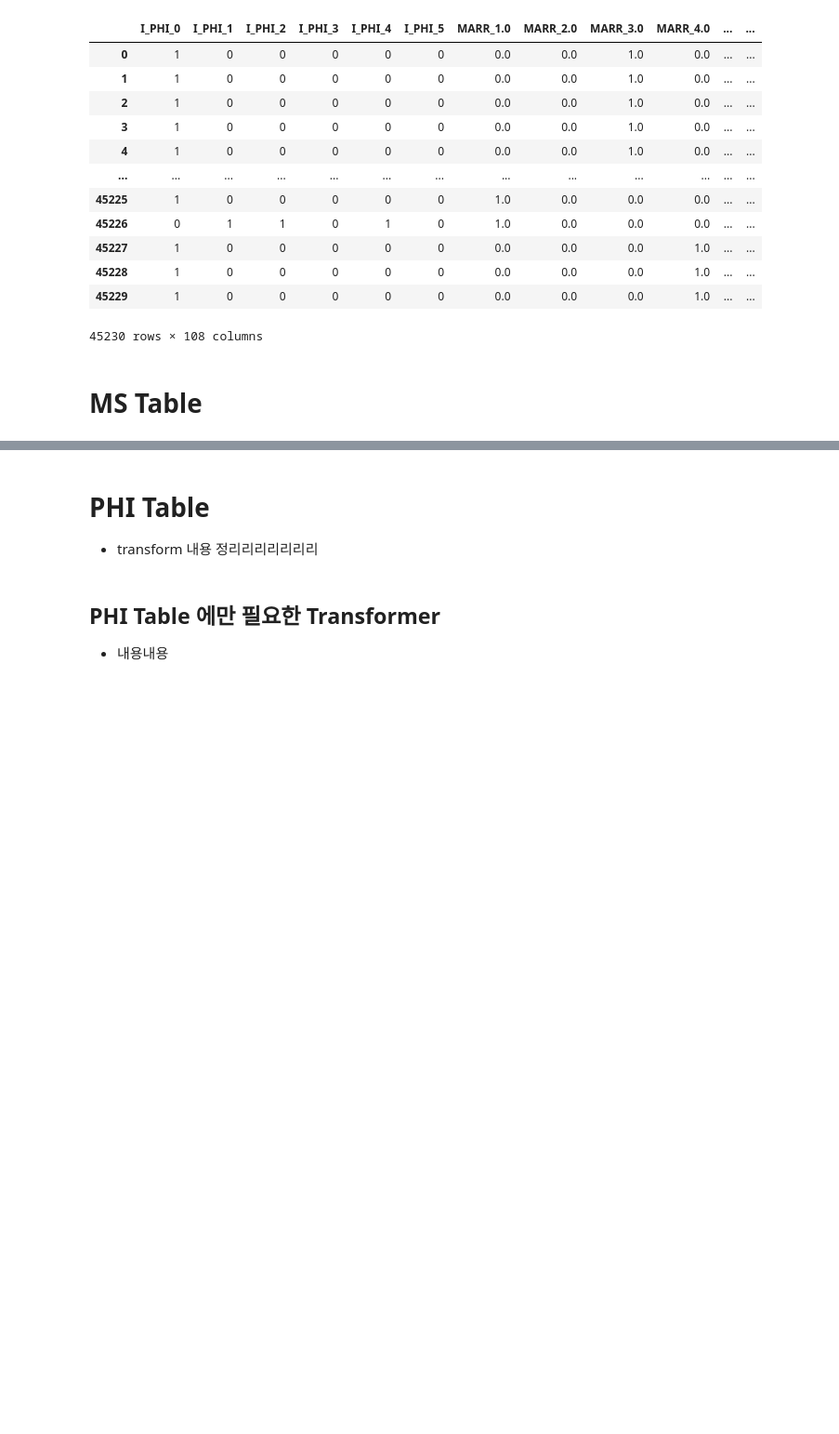
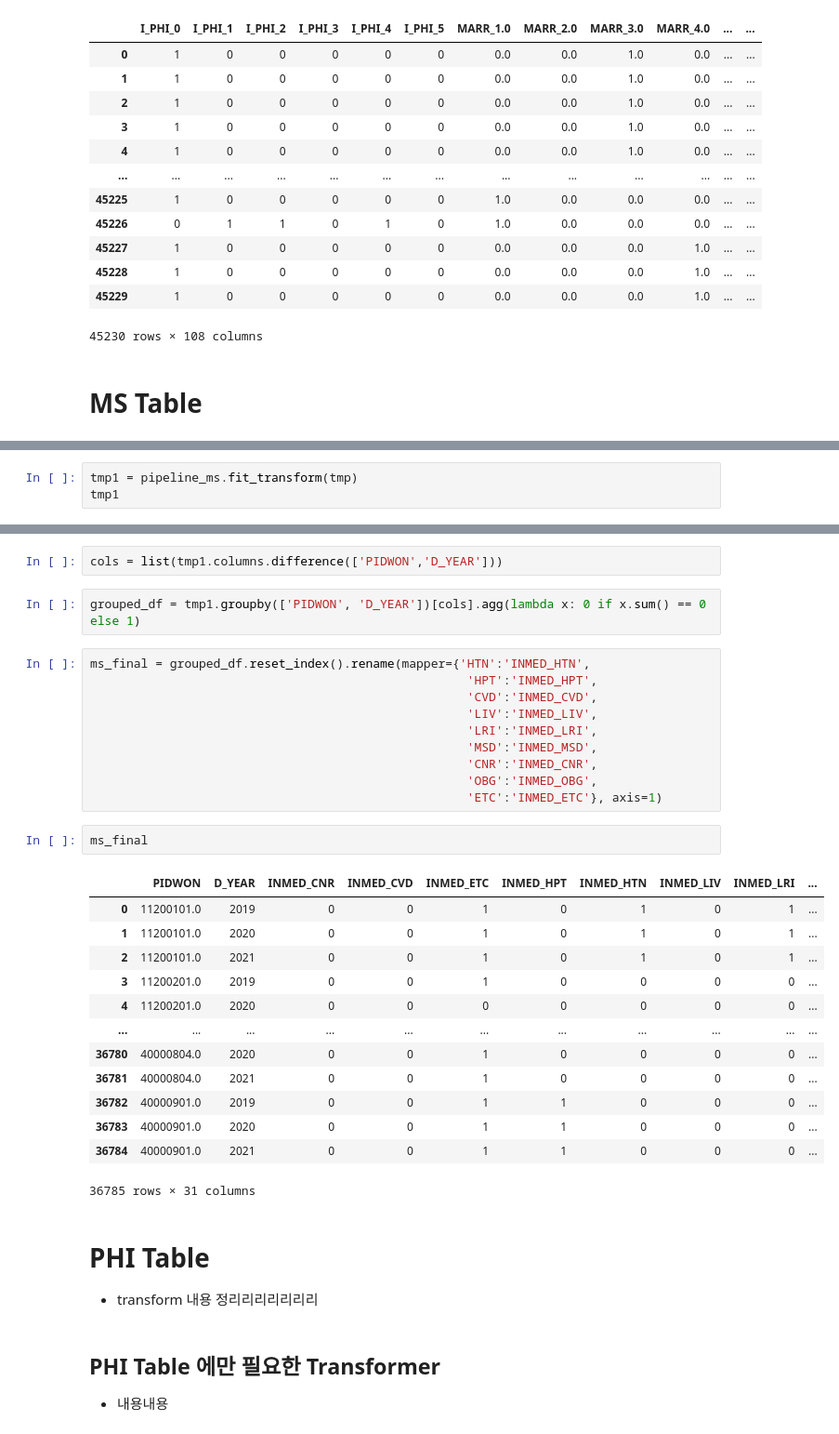
Before and after one commit to skqorrla/HK-M-Project, a Jupyter notebook: 01_Preprocessing_Pipeline.ipynb, the cells around one changed output, grey strips where cells are left out. Shown at 93% size. Drawn from its saved outputs; the diff is of its cells as text; blank space fills up the shorter version.

Commit message:
Pipeline : 모든 테이블 적용 완료 추가로 할 것 : train-test 미리 분리 후 적용

```diff
--- a/01_Preprocessing_Pipeline.ipynb
+++ b/01_Preprocessing_Pipeline.ipynb
@@ -623,0 +668,3 @@ tmp_ms
+# %%
+tmp1 = pipeline_ms.fit_transform(tmp)
+tmp1
@@ -624,3 +685,33 @@ tmp_ms
+# %%
+cols = list(tmp1.columns.difference(['PIDWON','D_YEAR']))
+# %%
+grouped_df = tmp1.groupby(['PIDWON', 'D_YEAR'])[cols].agg(lambda x: 0 if x.sum() == 0 else 1)
+# %%
+ms_final = grouped_df.reset_index().rename(mapper={'HTN':'INMED_HTN',
+                                                    'HPT':'INMED_HPT',
+                                                    'CVD':'INMED_CVD',
+                                                    'LIV':'INMED_LIV',
+                                                    'LRI':'INMED_LRI',
+                                                    'MSD':'INMED_MSD',
+                                                    'CNR':'INMED_CNR',
+                                                    'OBG':'INMED_OBG',
+                                                    'ETC':'INMED_ETC'}, axis=1)
+# %%
+ms_final
+# %% [output]
+|  | PIDWON | D_YEAR | INMED_CNR | INMED_CVD | INMED_ETC | INMED_HPT | INMED_HTN | INMED_LIV | INMED_LRI | ... |
+| 0 | 11200101.0 | 2019 | 0 | 0 | 1 | 0 | 1 | 0 | 1 | ... |
+| 1 | 11200101.0 | 2020 | 0 | 0 | 1 | 0 | 1 | 0 | 1 | ... |
+| 2 | 11200101.0 | 2021 | 0 | 0 | 1 | 0 | 1 | 0 | 1 | ... |
+| 3 | 11200201.0 | 2019 | 0 | 0 | 1 | 0 | 0 | 0 | 0 | ... |
+| 4 | 11200201.0 | 2020 | 0 | 0 | 0 | 0 | 0 | 0 | 0 | ... |
+| ... | ... | ... | ... | ... | ... | ... | ... | ... | ... | ... |
+| 36780 | 40000804.0 | 2020 | 0 | 0 | 1 | 0 | 0 | 0 | 0 | ... |
+| 36781 | 40000804.0 | 2021 | 0 | 0 | 1 | 0 | 0 | 0 | 0 | ... |
+| 36782 | 40000901.0 | 2019 | 0 | 0 | 1 | 1 | 0 | 0 | 0 | ... |
+| 36783 | 40000901.0 | 2020 | 0 | 0 | 1 | 1 | 0 | 0 | 0 | ... |
+| 36784 | 40000901.0 | 2021 | 0 | 0 | 1 | 1 | 0 | 0 | 0 | ... |
+36785 rows × 31 columns
 # %% [markdown]
 # PHI Table
 - transform 내용 정리리리리리리리
```
Also changed, not shown: parts of 30 cells of this notebook.
